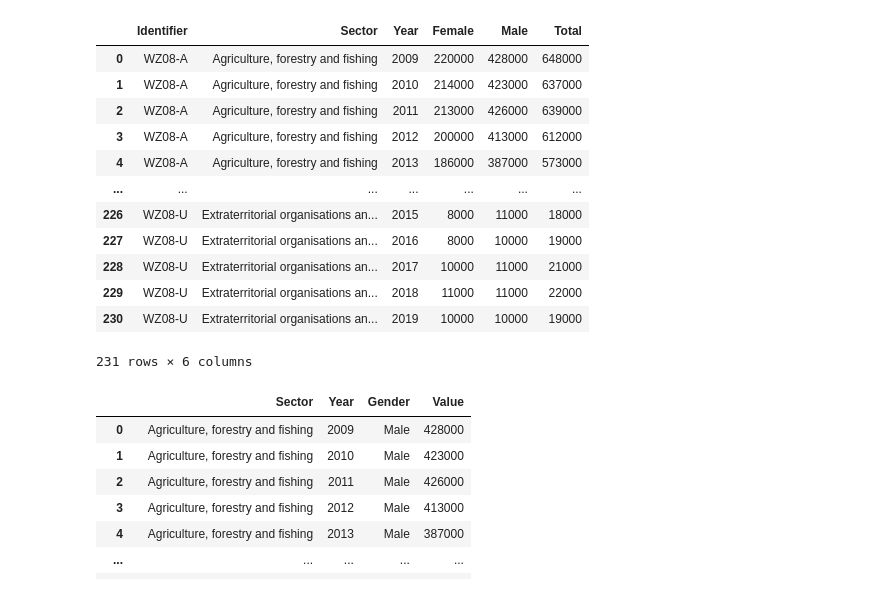
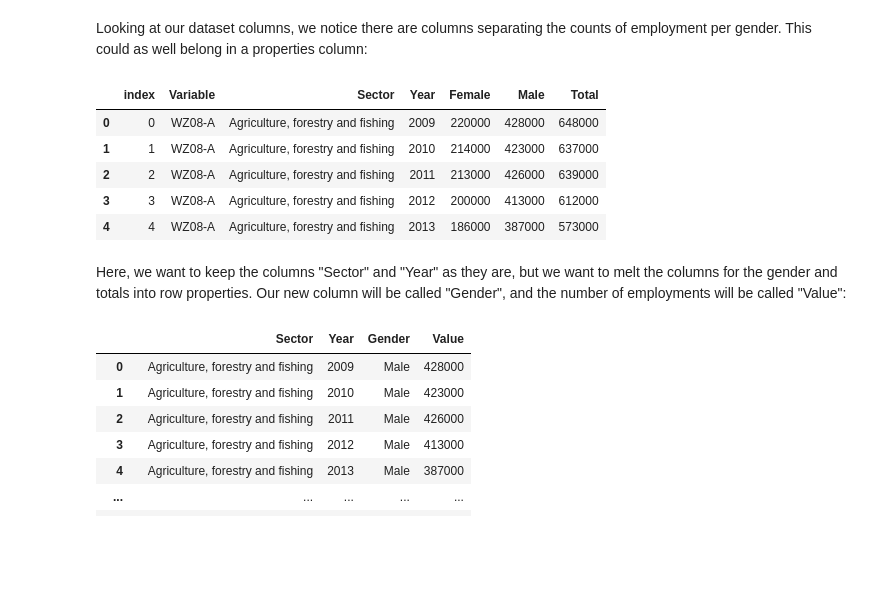
Before and after one commit to bvanelli/python-for-data-analysis, a Jupyter notebook: lessons/lesson09.ipynb, the cells around one changed output. Saved outputs shown, nothing was run; the diff lists cells and outputs as text; code cells hidden in the pictures; blank space fills up the shorter version.

```diff
--- a/lessons/lesson09.ipynb
+++ b/lessons/lesson09.ipynb
@@ -53,5 +59,5 @@ We can use `index.name` and `reset_index` to manipulate our index.
 # %%
 # create dataframe
-df = pd.read_csv("../data/employment-12211-9008_en.csv", index_col=0)
+df = pd.read_csv("../data/employment-12211-9008_en.csv")
 df
 # %% [output]
@@ -72,4 +76,0 @@ df
-# %%
-# remove index name
-df.index.name = None
-df
@@ -90,3 +76,0 @@ df
-# %%
-df.index.name = "Identifier"
-df
@@ -143,20 +115,15 @@ columns, considered measured variables (`value_vars`), are "unpivoted" to the ro
 <center>
 <img src="../images/reshaping_melt.png" width="60%"/>
 </center>
+# %% [markdown]
+Looking at our dataset columns, we notice there are columns separating the counts of employment per gender. This could as well belong in a properties column:
 # %%
-df
+df.head()
 # %% [output]
-|  | Identifier | Sector | Year | Female | Male | Total |
-| 0 | WZ08-A | Agriculture, forestry and fishing | 2009 | 220000 | 428000 | 648000 |
-| 1 | WZ08-A | Agriculture, forestry and fishing | 2010 | 214000 | 423000 | 637000 |
-| 2 | WZ08-A | Agriculture, forestry and fishing | 2011 | 213000 | 426000 | 639000 |
-| 3 | WZ08-A | Agriculture, forestry and fishing | 2012 | 200000 | 413000 | 612000 |
-| 4 | WZ08-A | Agriculture, forestry and fishing | 2013 | 186000 | 387000 | 573000 |
-| ... | ... | ... | ... | ... | ... | ... |
-| 226 | WZ08-U | Extraterritorial organisations an... | 2015 | 8000 | 11000 | 18000 |
-| 227 | WZ08-U | Extraterritorial organisations an... | 2016 | 8000 | 10000 | 19000 |
-| 228 | WZ08-U | Extraterritorial organisations an... | 2017 | 10000 | 11000 | 21000 |
-| 229 | WZ08-U | Extraterritorial organisations an... | 2018 | 11000 | 11000 | 22000 |
-| 230 | WZ08-U | Extraterritorial organisations an... | 2019 | 10000 | 10000 | 19000 |
+|  | index | Variable | Sector | Year | Female | Male | Total |
+| 0 | 0 | WZ08-A | Agriculture, forestry and fishing | 2009 | 220000 | 428000 | 648000 |
+| 1 | 1 | WZ08-A | Agriculture, forestry and fishing | 2010 | 214000 | 423000 | 637000 |
+| 2 | 2 | WZ08-A | Agriculture, forestry and fishing | 2011 | 213000 | 426000 | 639000 |
+| 3 | 3 | WZ08-A | Agriculture, forestry and fishing | 2012 | 200000 | 413000 | 612000 |
+| 4 | 4 | WZ08-A | Agriculture, forestry and fishing | 2013 | 186000 | 387000 | 573000 |
-231 rows × 6 columns
 # %%
@@ -164,2 +131,4 @@ df
 pd.set_option("display.max_rows", 80)
+# %% [markdown]
+Here, we want to keep the columns "Sector" and "Year" as they are, but we want to melt the columns for the gender and totals into row properties. Our new column will be called "Gender", and the number of employments will be called "Value":
 # %%
```
Also changed, not shown: parts of 73 cells of this notebook.
